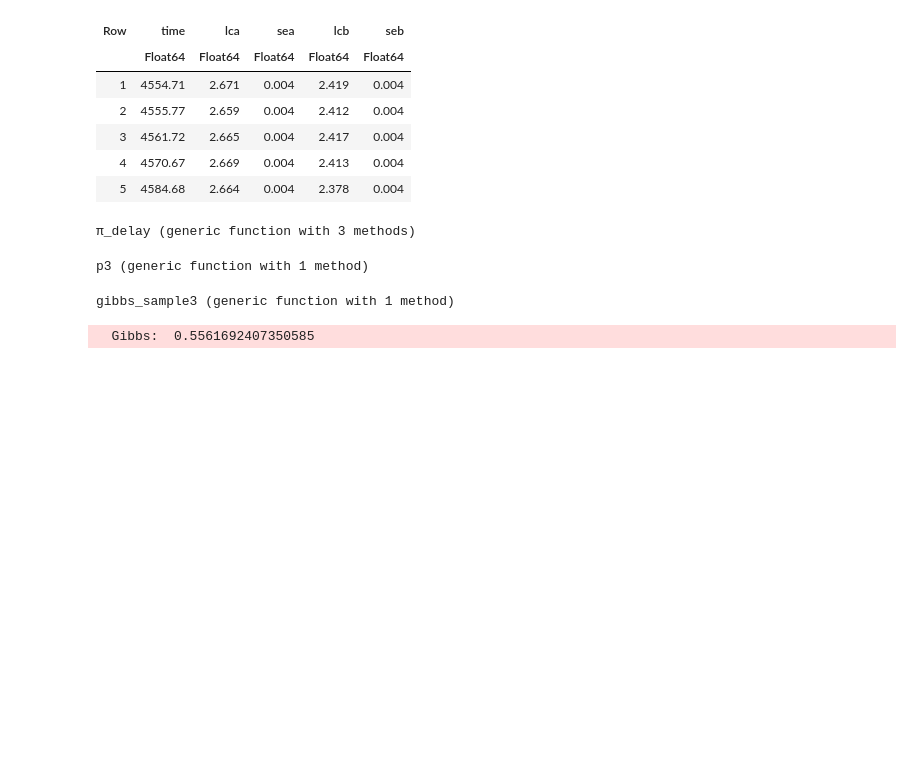
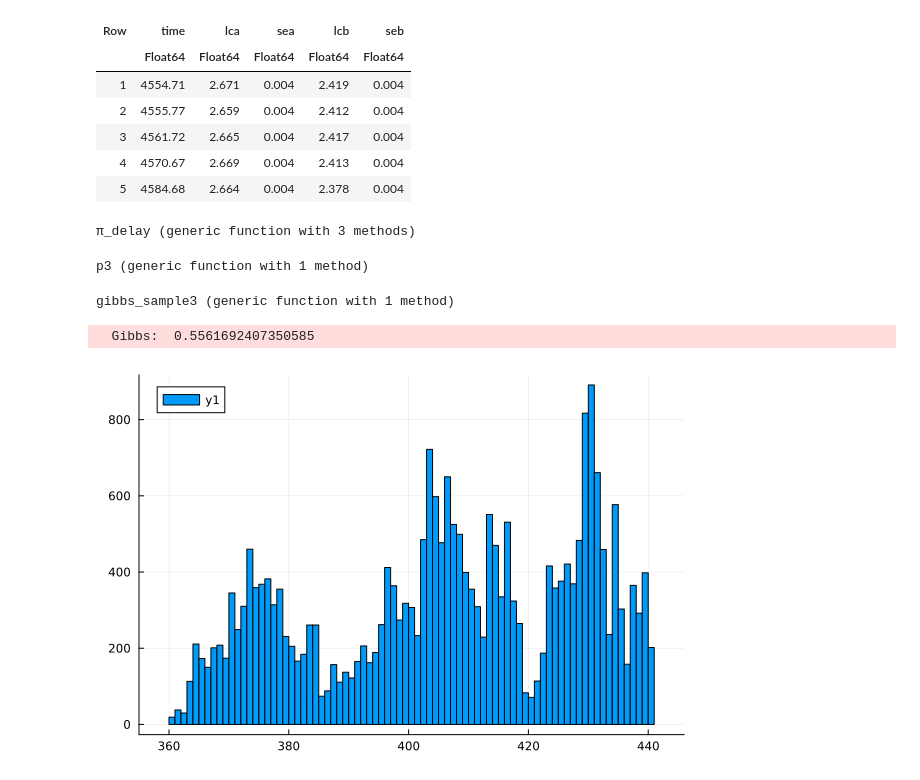
Before and after one commit to sidv23/haram, a Jupyter notebook: notebooks/astro.ipynb, the cells around one changed output. Drawn from its saved outputs; the diff is of its cells as text; code cells hidden in the pictures; blank space fills up the shorter version.

```diff
--- a/notebooks/astro.ipynb
+++ b/notebooks/astro.ipynb
@@ -194,6 +195,8 @@ s, a = gibbs_sample3(
 # %%
 θ = fmap(eachcol(s[a, :]), Binv)
 # θ = fmap(eachcol(s[:, :]), Binv)
-plot(histogram(θ[1], bins=100), histogram(θ[2], bins=100), layout=(2, 1), size=(500, 500))
+plot(histogram(θ[1], bins=100))
+# %% [output]
+[figure, added]
 # %%
 plt = plot(df.time, df.lca, marker=:o, label="x(t)", lw=2)
```
Also changed, not shown: parts of 2 cells of this notebook.
